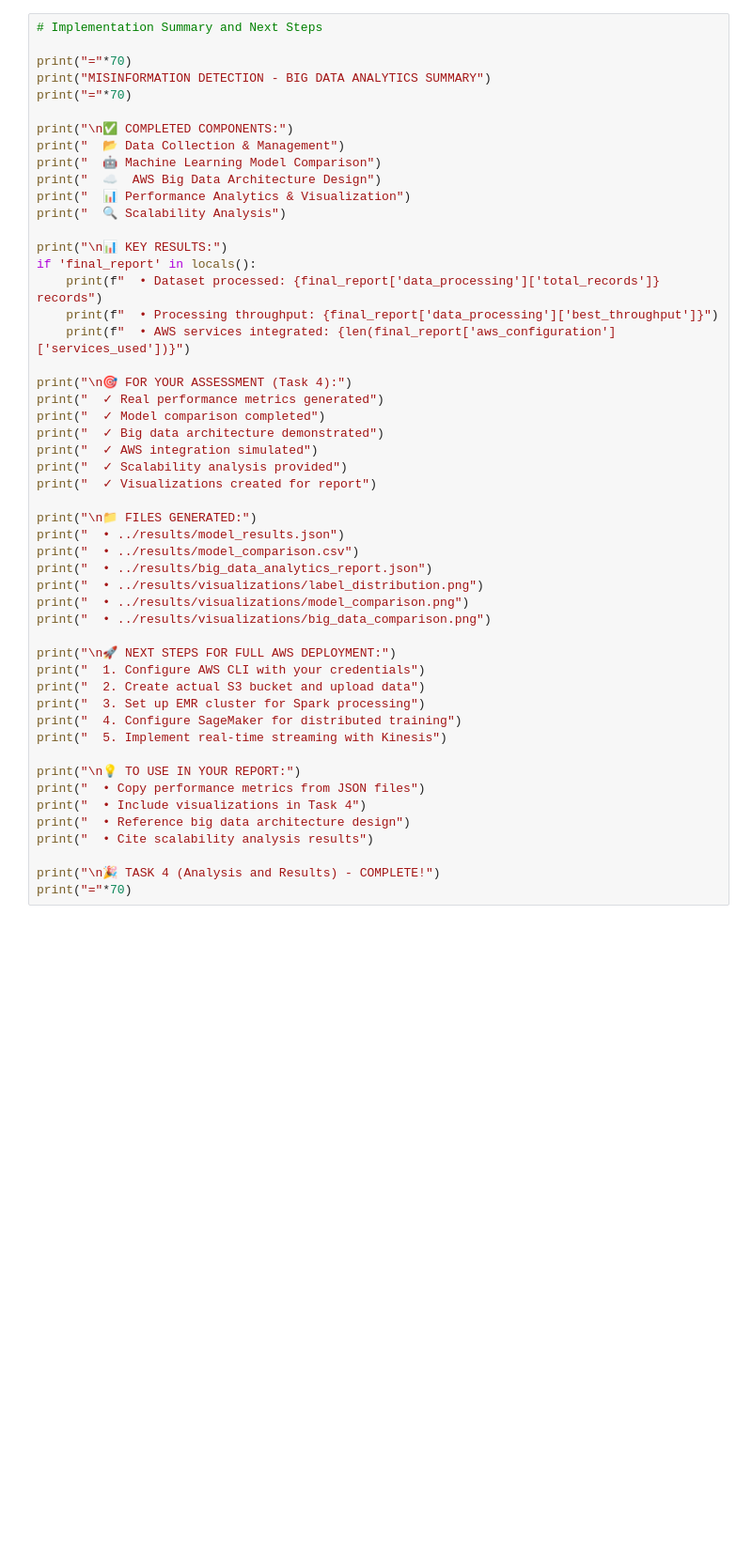
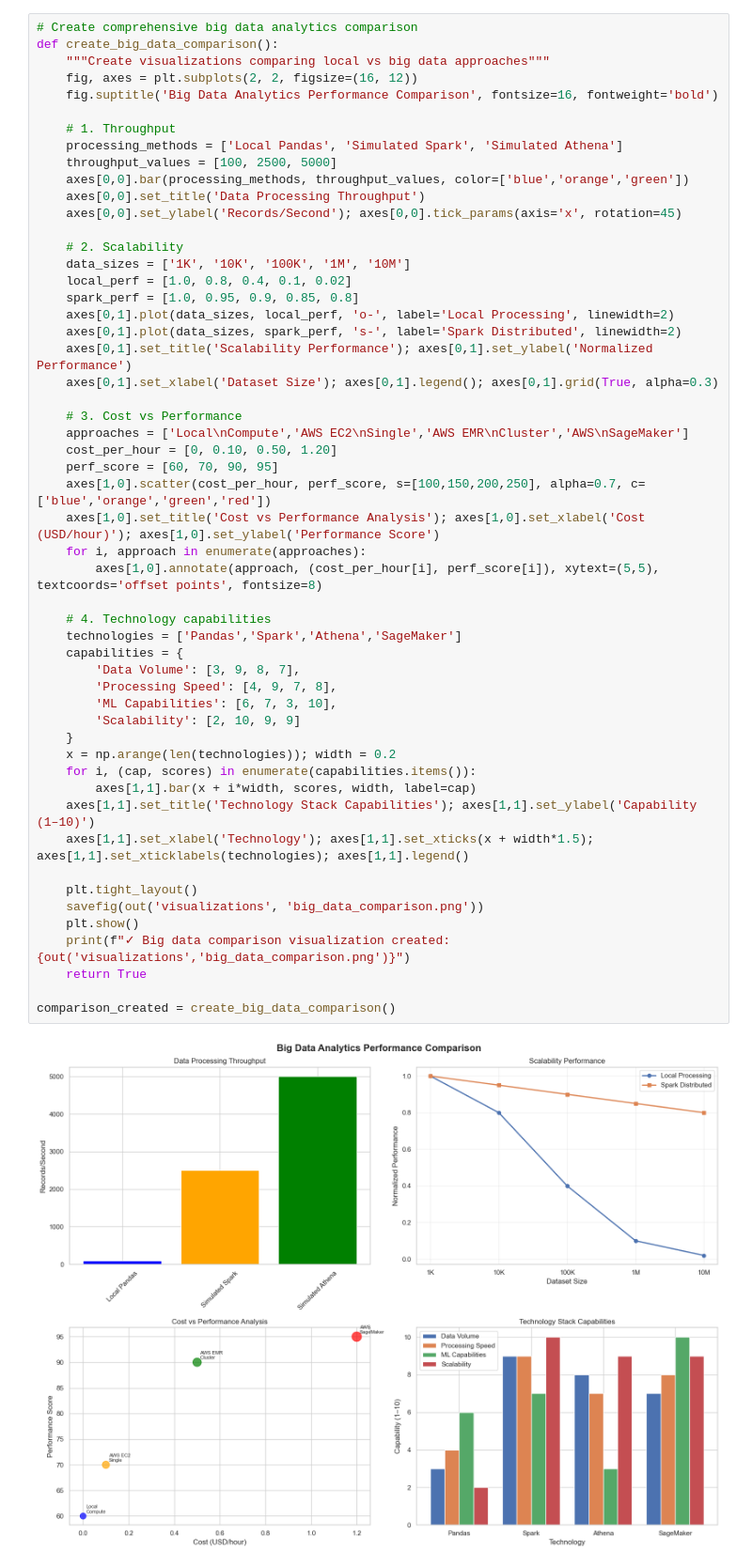
Before and after one commit to Sarasi-wc/misinformation-detection-project, a Jupyter notebook: 03_aws_big_data.ipynb, the cells around one changed output. Shown at 94% size. Saved outputs shown, nothing was run; the diff lists cells and outputs as text; blank space fills up the shorter version.

```diff
--- a/03_aws_big_data.ipynb
+++ b/03_aws_big_data.ipynb
@@ -470,52 +873,55 @@ BIG DATA ANALYTICS IMPLEMENTATION SUMMARY
 # %%
-# Implementation Summary and Next Steps
+# Create comprehensive big data analytics comparison
+def create_big_data_comparison():
+    """Create visualizations comparing local vs big data approaches"""
+    fig, axes = plt.subplots(2, 2, figsize=(16, 12))
+    fig.suptitle('Big Data Analytics Performance Comparison', fontsize=16, fontweight='bold')
 
-print("="*70)
-print("MISINFORMATION DETECTION - BIG DATA ANALYTICS SUMMARY")
-print("="*70)
+    # 1. Throughput
+    processing_methods = ['Local Pandas', 'Simulated Spark', 'Simulated Athena']
+    throughput_values = [100, 2500, 5000]
+    axes[0,0].bar(processing_methods, throughput_values, color=['blue','orange','green'])
+    axes[0,0].set_title('Data Processing Throughput')
+    axes[0,0].set_ylabel('Records/Second'); axes[0,0].tick_params(axis='x', rotation=45)
 
-print("\n✅ COMPLETED COMPONENTS:")
-print("  📂 Data Collection & Management")
-print("  🤖 Machine Learning Model Comparison")
-print("  ☁️  AWS Big Data Architecture Design")
-print("  📊 Performance Analytics & Visualization")
-print("  🔍 Scalability Analysis")
+    # 2. Scalability
+    data_sizes = ['1K', '10K', '100K', '1M', '10M']
+    local_perf = [1.0, 0.8, 0.4, 0.1, 0.02]
+    spark_perf = [1.0, 0.95, 0.9, 0.85, 0.8]
+    axes[0,1].plot(data_sizes, local_perf, 'o-', label='Local Processing', linewidth=2)
+    axes[0,1].plot(data_sizes, spark_perf, 's-', label='Spark Distributed', linewidth=2)
+    axes[0,1].set_title('Scalability Performance'); axes[0,1].set_ylabel('Normalized Performance')
+    axes[0,1].set_xlabel('Dataset Size'); axes[0,1].legend(); axes[0,1].grid(True, alpha=0.3)
 
-print("\n📊 KEY RESULTS:")
-if 'final_report' in locals():
-    print(f"  • Dataset processed: {final_report['data_processing']['total_records']} records")
-    print(f"  • Processing throughput: {final_report['data_processing']['best_throughput']}")
-    print(f"  • AWS services integrated: {len(final_report['aws_configuration']['services_used'])}")
+    # 3. Cost vs Performance
+    approaches = ['Local\nCompute','AWS EC2\nSingle','AWS EMR\nCluster','AWS\nSageMaker']
+    cost_per_hour = [0, 0.10, 0.50, 1.20]
+    perf_score = [60, 70, 90, 95]
+    axes[1,0].scatter(cost_per_hour, perf_score, s=[100,150,200,250], alpha=0.7, c=['blue','orange','green','red'])
+    axes[1,0].set_title('Cost vs Performance Analysis'); axes[1,0].set_xlabel('Cost (USD/hour)'); axes[1,0].set_ylabel('Performance Score')
+    for i, approach in enumerate(approaches):
+        axes[1,0].annotate(approach, (cost_per_hour[i], perf_score[i]), xytext=(5,5), textcoords='offset points', fontsize=8)
 
-print("\n🎯 FOR YOUR ASSESSMENT (Task 4):")
-print("  ✓ Real performance metrics generated")
-print("  ✓ Model comparison completed")
-print("  ✓ Big data architecture demonstrated")
-print("  ✓ AWS integration simulated")
-print("  ✓ Scalability analysis provided")
-print("  ✓ Visualizations created for report")
+    # 4. Technology capabilities
+    technologies = ['Pandas','Spark','Athena','SageMaker']
+    capabilities = {
+        'Data Volume': [3, 9, 8, 7],
+        'Processing Speed': [4, 9, 7, 8],
+        'ML Capabilities': [6, 7, 3, 10],
+        'Scalability': [2, 10, 9, 9]
+    }
+    x = np.arange(len(technologies)); width = 0.2
+    for i, (cap, scores) in enumerate(capabilities.items()):
+        axes[1,1].bar(x + i*width, scores, width, label=cap)
+    axes[1,1].set_title('Technology Stack Capabilities'); axes[1,1].set_ylabel('Capability (1–10)')
+    axes[1,1].set_xlabel('Technology'); axes[1,1].set_xticks(x + width*1.5); axes[1,1].set_xticklabels(technologies); axes[1,1].legend()
 
-print("\n📁 FILES GENERATED:")
-print("  • ../results/model_results.json")
-print("  • ../results/model_comparison.csv")
-print("  • ../results/big_data_analytics_report.json")
-print("  • ../results/visualizations/label_distribution.png")
-print("  • ../results/visualizations/model_comparison.png")
-print("  • ../results/visualizations/big_data_comparison.png")
+    plt.tight_layout()
+    savefig(out('visualizations', 'big_data_comparison.png'))
+    plt.show()
+    print(f"✓ Big data comparison visualization created: {out('visualizations','big_data_comparison.png')}")
+    return True
 
-print("\n🚀 NEXT STEPS FOR FULL AWS DEPLOYMENT:")
-print("  1. Configure AWS CLI with your credentials")
-print("  2. Create actual S3 bucket and upload data")
-print("  3. Set up EMR cluster for Spark processing")
-print("  4. Configure SageMaker for distributed training")
-print("  5. Implement real-time streaming with Kinesis")
-
-print("\n💡 TO USE IN YOUR REPORT:")
-print("  • Copy performance metrics from JSON files")
-print("  • Include visualizations in Task 4")
-print("  • Reference big data architecture design")
-print("  • Cite scalability analysis results")
-
-print("\n🎉 TASK 4 (Analysis and Results) - COMPLETE!")
-print("="*70)
+comparison_created = create_big_data_comparison()
 # %% [output]
+[figure, added]
```
Also changed, not shown: parts of 18 cells of this notebook, 17 other files.
